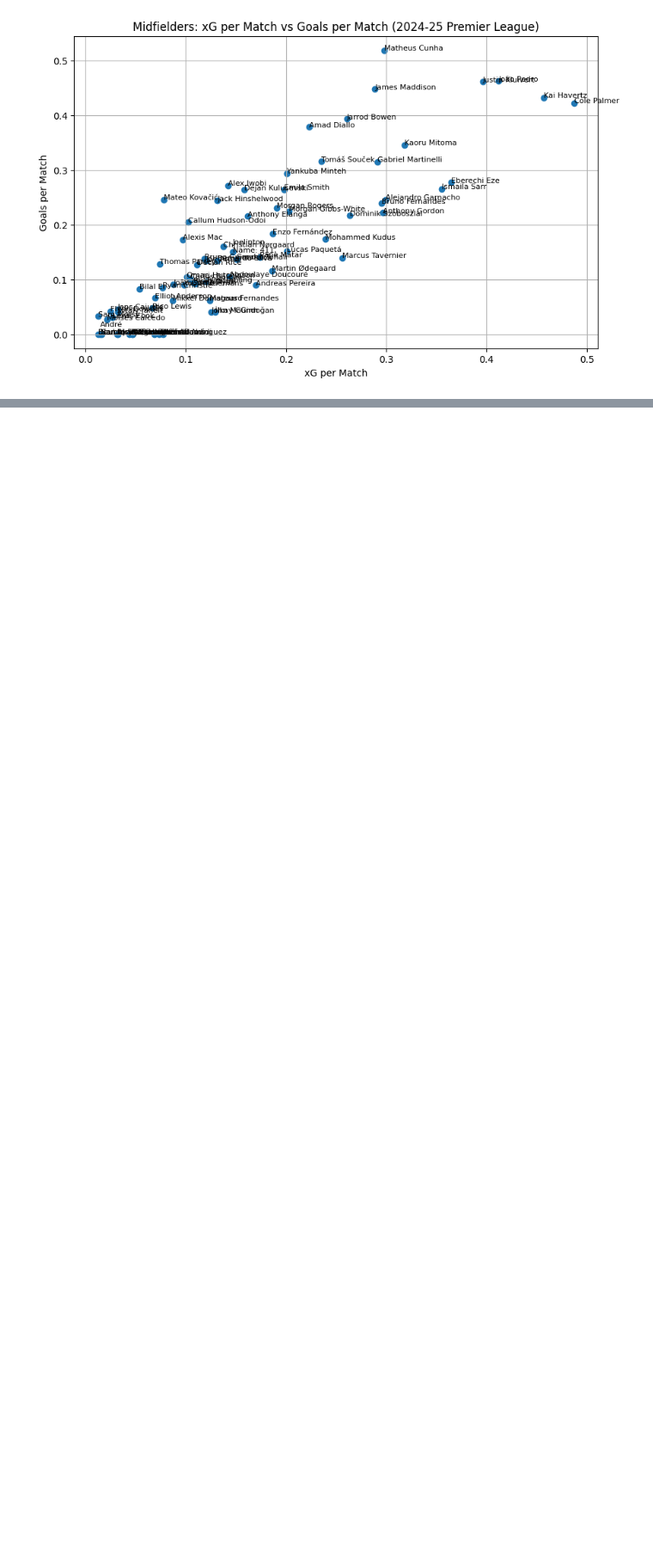
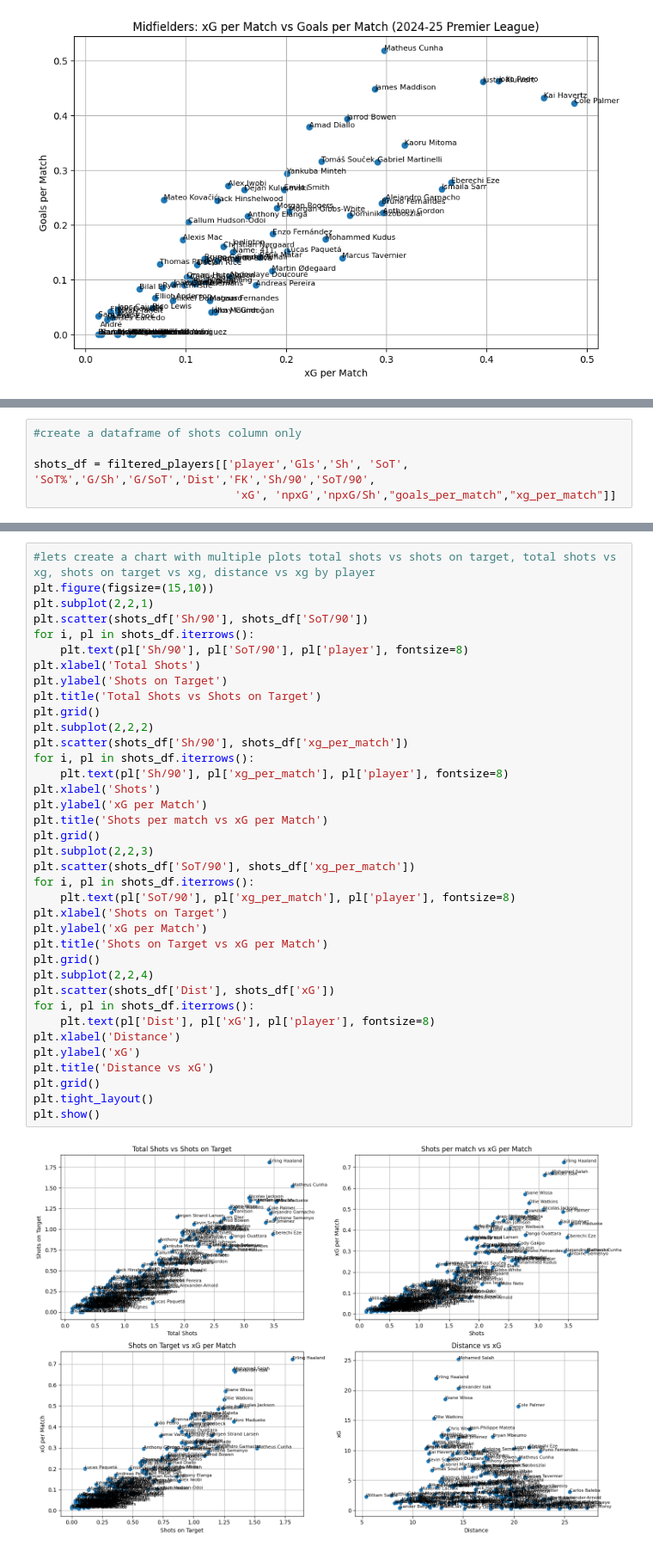
Before and after one commit to moyassinee/premierleague-xg-model, a Jupyter notebook: notebooks/notebook.ipynb, the cells around one changed output, grey strips where cells are left out. Shown at 86% size. Saved outputs shown, nothing was run; the diff lists cells and outputs as text; blank space fills up the shorter version.

Commit message:
add new plots

```diff
--- a/notebooks/notebook.ipynb
+++ b/notebooks/notebook.ipynb
@@ -96,0 +103,5 @@ plt.show()
+# %%
+#create a dataframe of shots column only
+
+shots_df = filtered_players[['player','Gls','Sh', 'SoT', 'SoT%','G/Sh','G/SoT','Dist','FK','Sh/90','SoT/90',
+                              'xG', 'npxG','npxG/Sh',"goals_per_match","xg_per_match"]]
@@ -96,0 +117,39 @@ plt.show()
+# %%
+#lets create a chart with multiple plots total shots vs shots on target, total shots vs xg, shots on target vs xg, distance vs xg by player
+plt.figure(figsize=(15,10))
+plt.subplot(2,2,1)
+plt.scatter(shots_df['Sh/90'], shots_df['SoT/90'])
+for i, pl in shots_df.iterrows():
+    plt.text(pl['Sh/90'], pl['SoT/90'], pl['player'], fontsize=8)
+plt.xlabel('Total Shots')
+plt.ylabel('Shots on Target')
+plt.title('Total Shots vs Shots on Target')
+plt.grid()
+plt.subplot(2,2,2)
+plt.scatter(shots_df['Sh/90'], shots_df['xg_per_match'])
+for i, pl in shots_df.iterrows():
+    plt.text(pl['Sh/90'], pl['xg_per_match'], pl['player'], fontsize=8)
+plt.xlabel('Shots')
+plt.ylabel('xG per Match')
+plt.title('Shots per match vs xG per Match')
+plt.grid()
+plt.subplot(2,2,3)
+plt.scatter(shots_df['SoT/90'], shots_df['xg_per_match'])
+for i, pl in shots_df.iterrows():
+    plt.text(pl['SoT/90'], pl['xg_per_match'], pl['player'], fontsize=8)
+plt.xlabel('Shots on Target')
+plt.ylabel('xG per Match')
+plt.title('Shots on Target vs xG per Match')
+plt.grid()
+plt.subplot(2,2,4)
+plt.scatter(shots_df['Dist'], shots_df['xG'])
+for i, pl in shots_df.iterrows():
+    plt.text(pl['Dist'], pl['xG'], pl['player'], fontsize=8)
+plt.xlabel('Distance')
+plt.ylabel('xG')
+plt.title('Distance vs xG')
+plt.grid()
+plt.tight_layout()
+plt.show()
+# %% [output]
+[figure, added]
```
Also changed, not shown: parts of 5 cells of this notebook.
